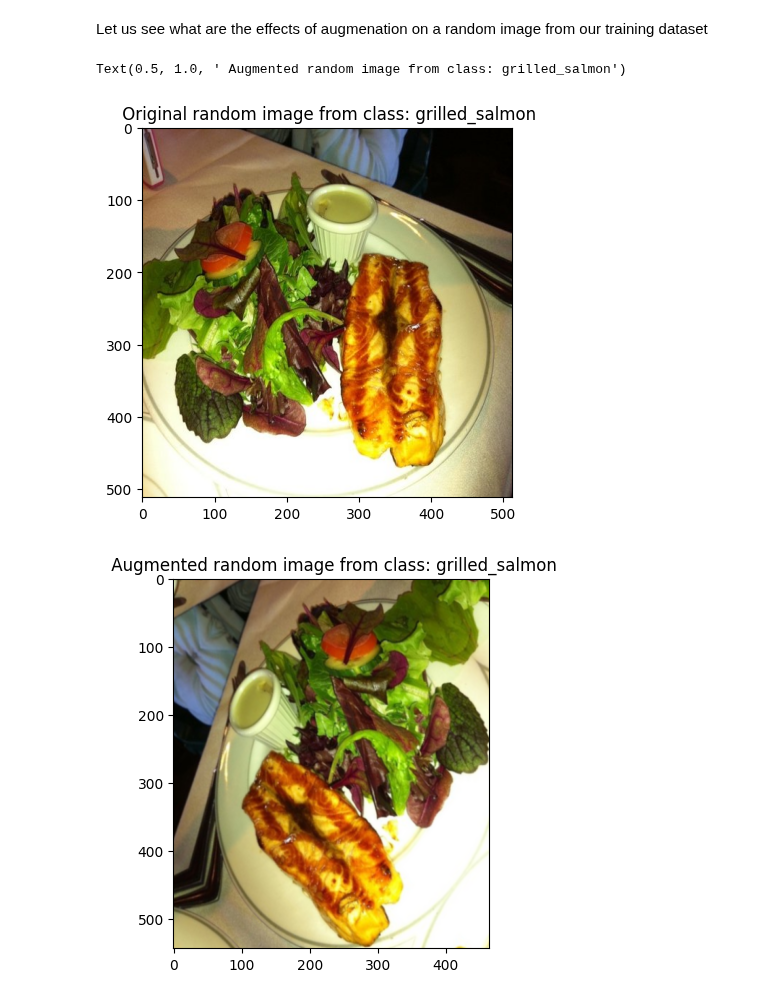
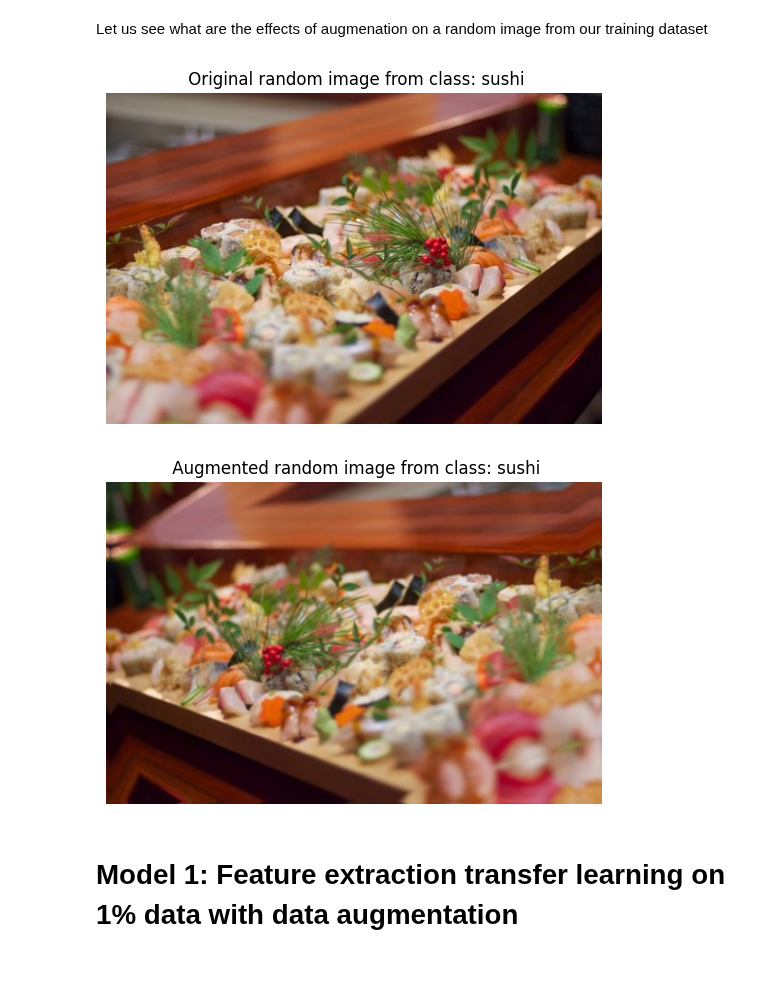
Before and after one commit to bikash119/learn_tensorflow, a Jupyter notebook: learn_tf_009.ipynb, the cells around one changed output. Saved outputs shown, nothing was run; the diff lists cells and outputs as text; code cells hidden in the pictures; blank space fills up the shorter version.

```diff
--- a/learn_tf_009.ipynb
+++ b/learn_tf_009.ipynb
@@ -323,30 +323,33 @@ data_augmentation= tf.keras.Sequential([
     ,layers.RandomHeight(factor=0.2)
     ,layers.RandomWidth(factor=0.2)
     #,layers.Rescaling(scale=1./255) should be used with Resnet and removed in case of EfficientNetBo
-])
+],name="data_augmentation")
 # %% [markdown]
 Let us see what are the effects of augmenation on a random image from our training dataset
 # %%
 # Augment a random image
 import matplotlib.pyplot as plt
 import matplotlib.image as mpimg
 import os
 import random
 
 target_class= random.choice(train_data_1_percent.class_names)
 target_dir= train_dir_1_percent+ "/"+target_class
 random_image=  random.choice(os.listdir(target_dir))
 random_image_path= target_dir + "/" +random_image
 img = mpimg.imread(random_image_path)
 plt.imshow(img)
+plt.axis(False)
 plt.title(f" Original random image from class: {target_class}")
 
 # augment the random image
 augmented_img = data_augmentation(tf.expand_dims(img,axis=0))
 plt.figure()
 plt.imshow(tf.squeeze(augmented_img)/255.)
-plt.title(f" Augmented random image from class: {target_class}")
+plt.axis(False)
+plt.title(f" Augmented random image from class: {target_class}");
 # %% [output]
-Text(0.5, 1.0, ' Augmented random image from class: grilled_salmon')
-[figure, old version]
+[figure, new version]
-[figure, old version]
+[figure, new version]
+# %% [markdown]
+# Model 1: Feature extraction transfer learning on 1% data with data augmentation
```
Also changed, not shown: parts of 9 cells of this notebook.
